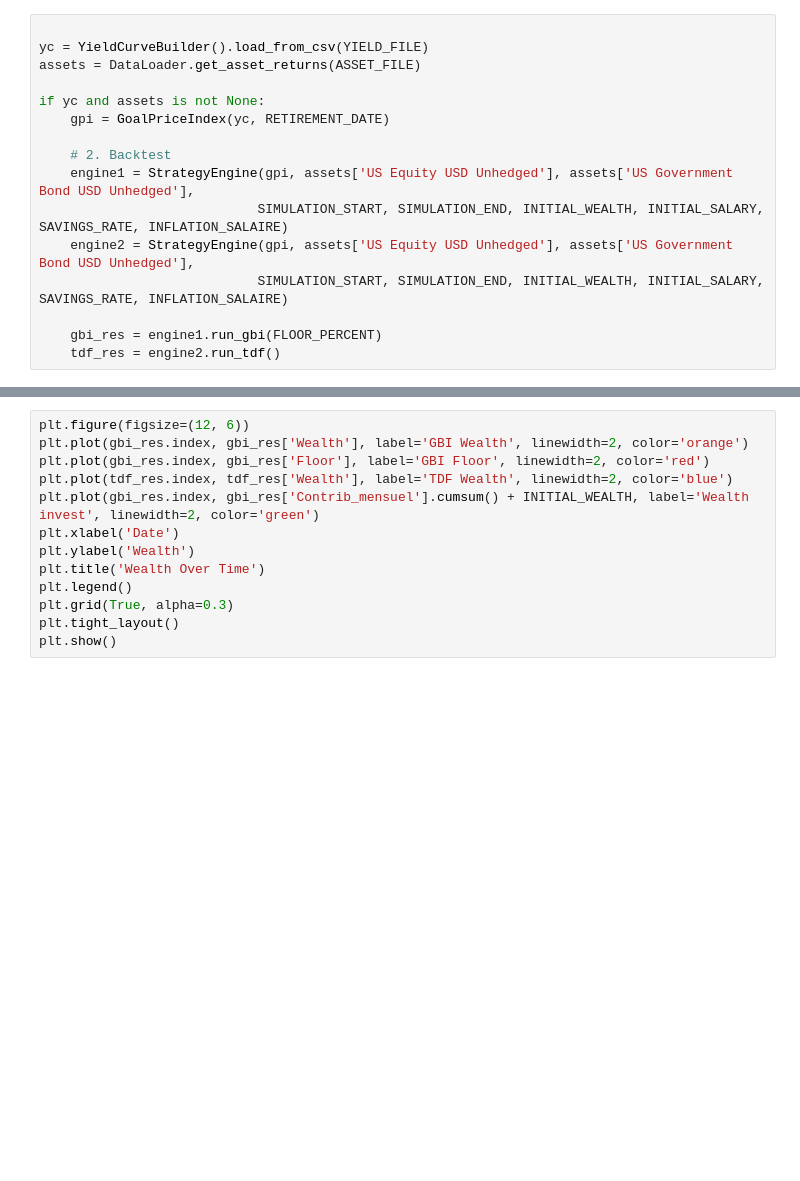
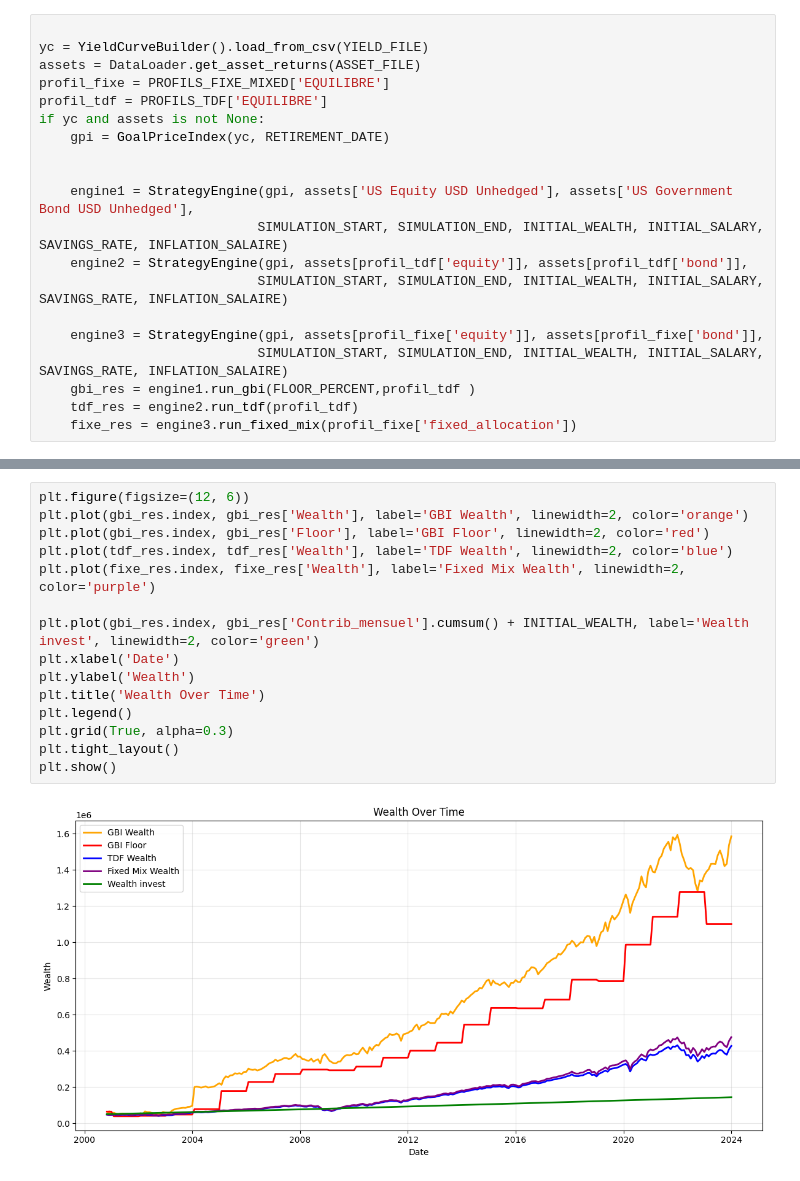
Before and after one commit to nadamousteau/HSBC-Retirement-ALM, a Jupyter notebook: Simulation.ipynb, the cells around one changed output, grey strips where cells are left out. Drawn from its saved outputs; the diff is of its cells as text; blank space fills up the shorter version.

Commit message:
add other strategy

```diff
--- a/Simulation.ipynb
+++ b/Simulation.ipynb
@@ -9,15 +9,19 @@ from utils.helpers import print_simulation_summary
 
 yc = YieldCurveBuilder().load_from_csv(YIELD_FILE)
 assets = DataLoader.get_asset_returns(ASSET_FILE)
-
+profil_fixe = PROFILS_FIXE_MIXED['EQUILIBRE']
+profil_tdf = PROFILS_TDF['EQUILIBRE']
 if yc and assets is not None:
     gpi = GoalPriceIndex(yc, RETIREMENT_DATE)
 
-    # 2. Backtest
+
     engine1 = StrategyEngine(gpi, assets['US Equity USD Unhedged'], assets['US Government Bond USD Unhedged'],
                             SIMULATION_START, SIMULATION_END, INITIAL_WEALTH, INITIAL_SALARY, SAVINGS_RATE, INFLATION_SALAIRE)
-    engine2 = StrategyEngine(gpi, assets['US Equity USD Unhedged'], assets['US Government Bond USD Unhedged'],
+    engine2 = StrategyEngine(gpi, assets[profil_tdf['equity']], assets[profil_tdf['bond']],
                             SIMULATION_START, SIMULATION_END, INITIAL_WEALTH, INITIAL_SALARY, SAVINGS_RATE, INFLATION_SALAIRE)
 
-    gbi_res = engine1.run_gbi(FLOOR_PERCENT)
-    tdf_res = engine2.run_tdf()
+    engine3 = StrategyEngine(gpi, assets[profil_fixe['equity']], assets[profil_fixe['bond']],
+                            SIMULATION_START, SIMULATION_END, INITIAL_WEALTH, INITIAL_SALARY, SAVINGS_RATE, INFLATION_SALAIRE)
+    gbi_res = engine1.run_gbi(FLOOR_PERCENT,profil_tdf )
+    tdf_res = engine2.run_tdf(profil_tdf)
+    fixe_res = engine3.run_fixed_mix(profil_fixe['fixed_allocation'])
@@ -24,16 +32,20 @@ if yc and assets is not None:
 # %%
 plt.figure(figsize=(12, 6))
 plt.plot(gbi_res.index, gbi_res['Wealth'], label='GBI Wealth', linewidth=2, color='orange')
 plt.plot(gbi_res.index, gbi_res['Floor'], label='GBI Floor', linewidth=2, color='red')
 plt.plot(tdf_res.index, tdf_res['Wealth'], label='TDF Wealth', linewidth=2, color='blue')
+plt.plot(fixe_res.index, fixe_res['Wealth'], label='Fixed Mix Wealth', linewidth=2, color='purple')
+
 plt.plot(gbi_res.index, gbi_res['Contrib_mensuel'].cumsum() + INITIAL_WEALTH, label='Wealth invest', linewidth=2, color='green')
 plt.xlabel('Date')
 plt.ylabel('Wealth')
 plt.title('Wealth Over Time')
 plt.legend()
 plt.grid(True, alpha=0.3)
 plt.tight_layout()
 plt.show()
+# %% [output]
+[figure, added]
 # %%
 plt.figure(figsize=(12, 6))
 plt.fill_between(gbi_res.index, 0, gbi_res['Allocation_PSP']*100, label='Actions',color='#F18F01', alpha=0.5)
```
Also changed, not shown: parts of 4 cells of this notebook, 3 other files.
